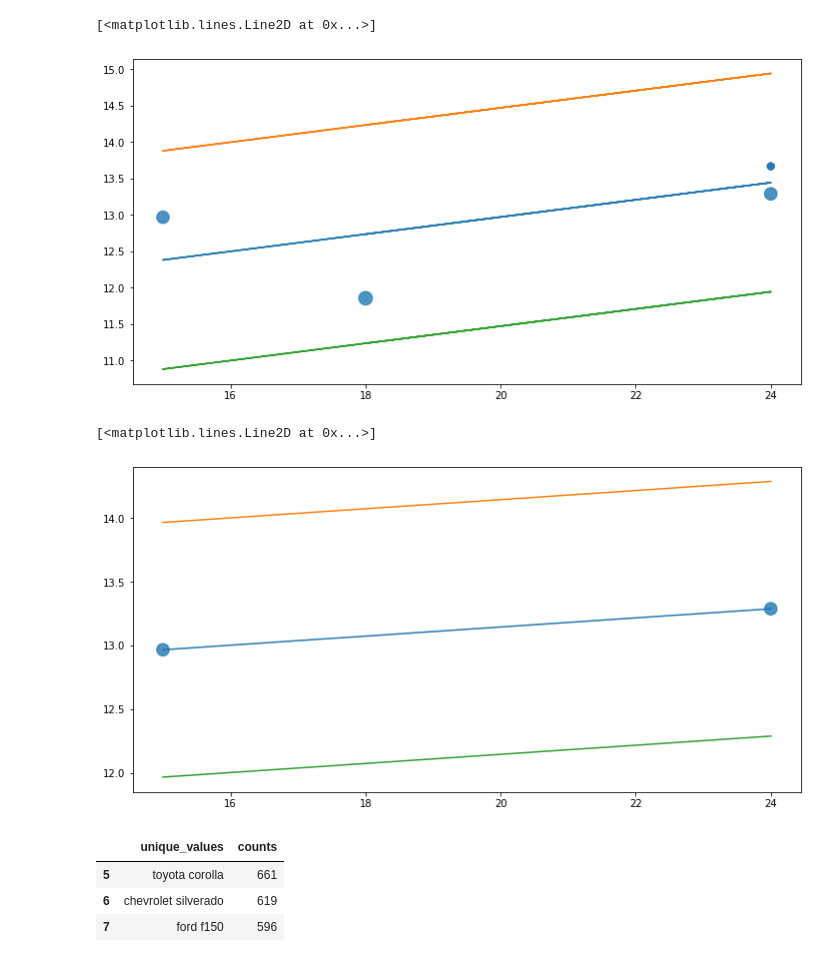
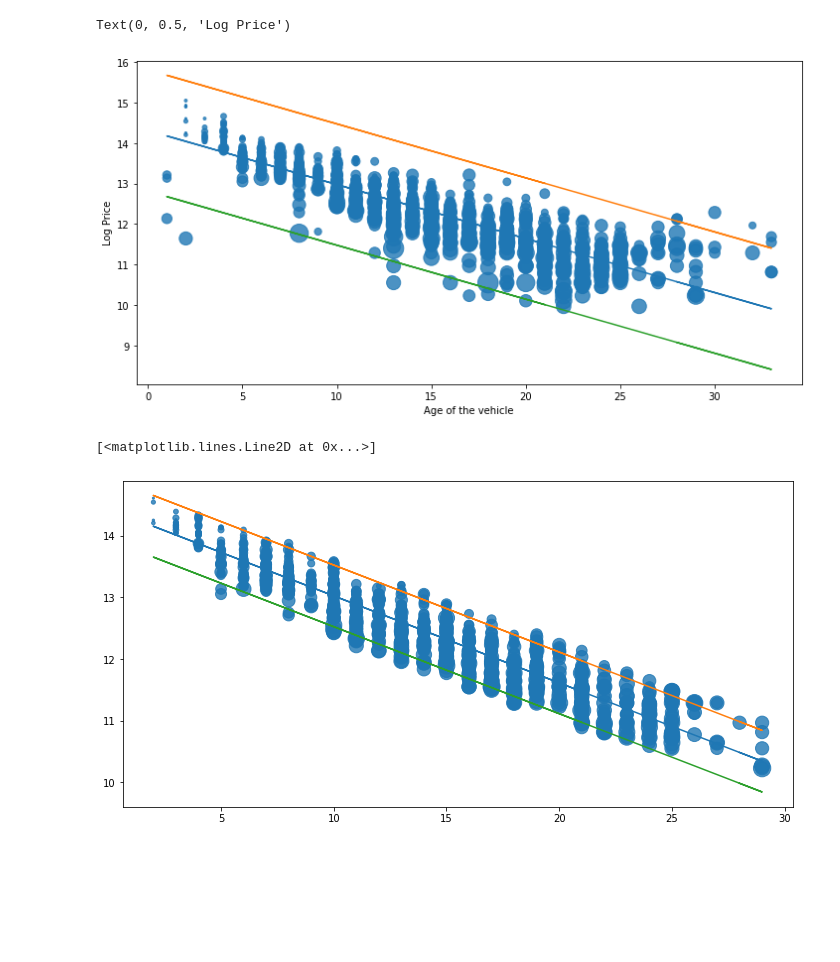
Before and after one commit to Mohammedsilmi9/UsedCar-PriceEstimator, a Jupyter notebook: EDA.ipynb, the cells around one changed output. Saved outputs shown, nothing was run; the diff lists cells and outputs as text; code cells hidden in the pictures; blank space fills up the shorter version.

```diff
--- a/EDA.ipynb
+++ b/EDA.ipynb
@@ -21,6 +21,8 @@ frame = pd.concat(li, axis=0, ignore_index=True)
 # %%
 df=Spell(frame)
 df=Replace(df)
-df=Process(df)
+all_makes=Process(df)
+# %%
+df=Process(df,'toyota camry')
 # %%
 df=Outliers_light(df)
@@ -35,13 +56,15 @@ df_top4=df[df['Make&Model'].isin(thelist)]
 # %%
 plt.figure(figsize=(12,6))
 plt.scatter(df['year:'],df['price:'], s=df['odometer:']/1000, alpha=0.8)
 m, b = np.polyfit(df['year:'], df['price:'], 1)
 plt.plot(df['year:'], m*df['year:']+ b)
 plt.plot(df['year:'], m*df['year:']+ b+1.5)
 plt.plot(df['year:'], m*df['year:']+ b-1.5)
+plt.xlabel('Age of the vehicle')
+plt.ylabel('Log Price')
 # %% [output]
-[<matplotlib.lines.Line2D at 0x...>]
+Text(0, 0.5, 'Log Price')
-[figure, old version]
+[figure, new version]
 # %%
 try:
     m, b = np.polyfit(df['year:'], df['price:'], 1)
@@ -64,11 +87,11 @@ plt.figure(figsize=(12,6))
 plt.scatter(df_new['year:'],df_new['price:'], s=df_new['odometer:']/1000, alpha=0.8)
 m, b = np.polyfit(df_new['year:'], df_new['price:'], 1)
 plt.plot(df_new['year:'], m*df_new['year:']+ b)
-plt.plot(df_new['year:'], m*df_new['year:']+ b+1)
-plt.plot(df_new['year:'], m*df_new['year:']+ b-1)
+plt.plot(df_new['year:'], m*df_new['year:']+ b+0.5)
+plt.plot(df_new['year:'], m*df_new['year:']+ b-0.5)
 # %% [output]
 [<matplotlib.lines.Line2D at 0x...>]
-[figure, old version]
+[figure, new version]
 # %%
 #import pandas_profiling
 #profile=df.profile_report()
@@ -96,10 +101,3 @@ plt.show()
-# %%
-df_test.head()
-# %% [output]
-|  | unique_values | counts |
-| 5 | toyota corolla | 661 |
-| 6 | chevrolet silverado | 619 |
-| 7 | ford f150 | 596 |
 # %%
 fig, ax = plt.subplots(figsize=(10,4))
 sns.swarmplot(x='Make&Model',y='price:',data=df_top4)
```
Also changed, not shown: parts of 16 cells of this notebook.
